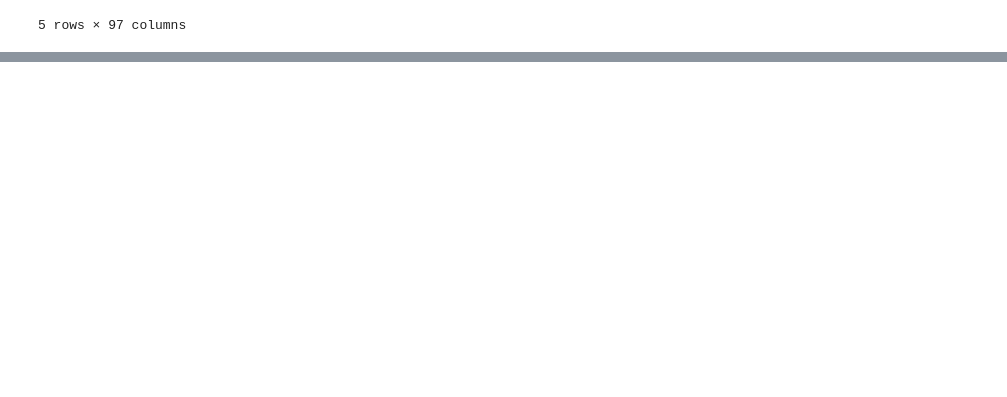
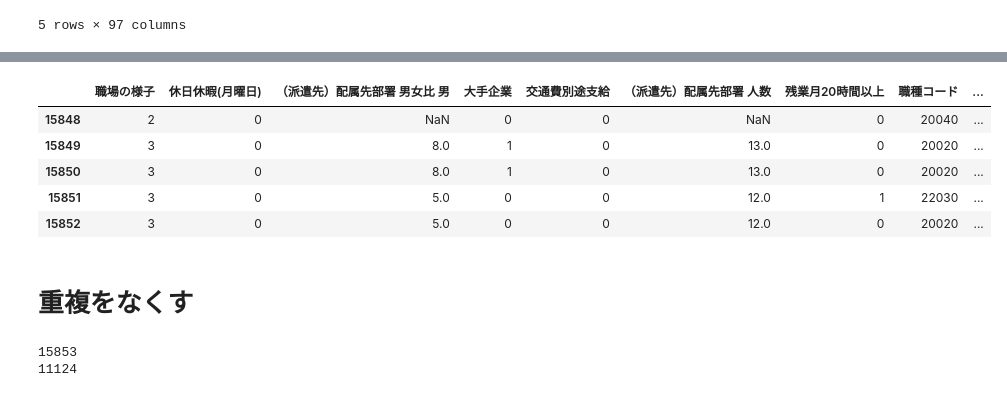
Before and after one commit to NatsukiH/apply_prediction, a Jupyter notebook: application_predict.ipynb, the cells around one changed output, grey strips where cells are left out. Saved outputs shown, nothing was run; the diff lists cells and outputs as text; code cells hidden in the pictures; blank space fills up the shorter version.

```diff
--- a/application_predict.ipynb
+++ b/application_predict.ipynb
@@ -282,0 +480,18 @@ a_dropna_2.tail()
+# %%
+a_dropna_5.tail()
+# %% [output]
+|  | 職場の様子 | 休日休暇(月曜日) | （派遣先）配属先部署 男女比 男 | 大手企業 | 交通費別途支給 | （派遣先）配属先部署 人数 | 残業月20時間以上 | 職種コード | ... |
+| 15848 | 2 | 0 | NaN | 0 | 0 | NaN | 0 | 20040 | ... |
+| 15849 | 3 | 0 | 8.0 | 1 | 0 | 13.0 | 0 | 20020 | ... |
+| 15850 | 3 | 0 | 8.0 | 1 | 0 | 13.0 | 0 | 20020 | ... |
+| 15851 | 3 | 0 | 5.0 | 0 | 0 | 12.0 | 1 | 22030 | ... |
+| 15852 | 3 | 0 | 5.0 | 0 | 0 | 12.0 | 0 | 20020 | ... |
+# %% [markdown]
+# 重複をなくす
+# %%
+a_dropna_6 = a_dropna_5.drop_duplicates()
+print(len(a_dropna_5))
+print(len(a_dropna_6))
+# %% [output]
+15853
+11124
```
Also changed, not shown: parts of 18 cells of this notebook.
